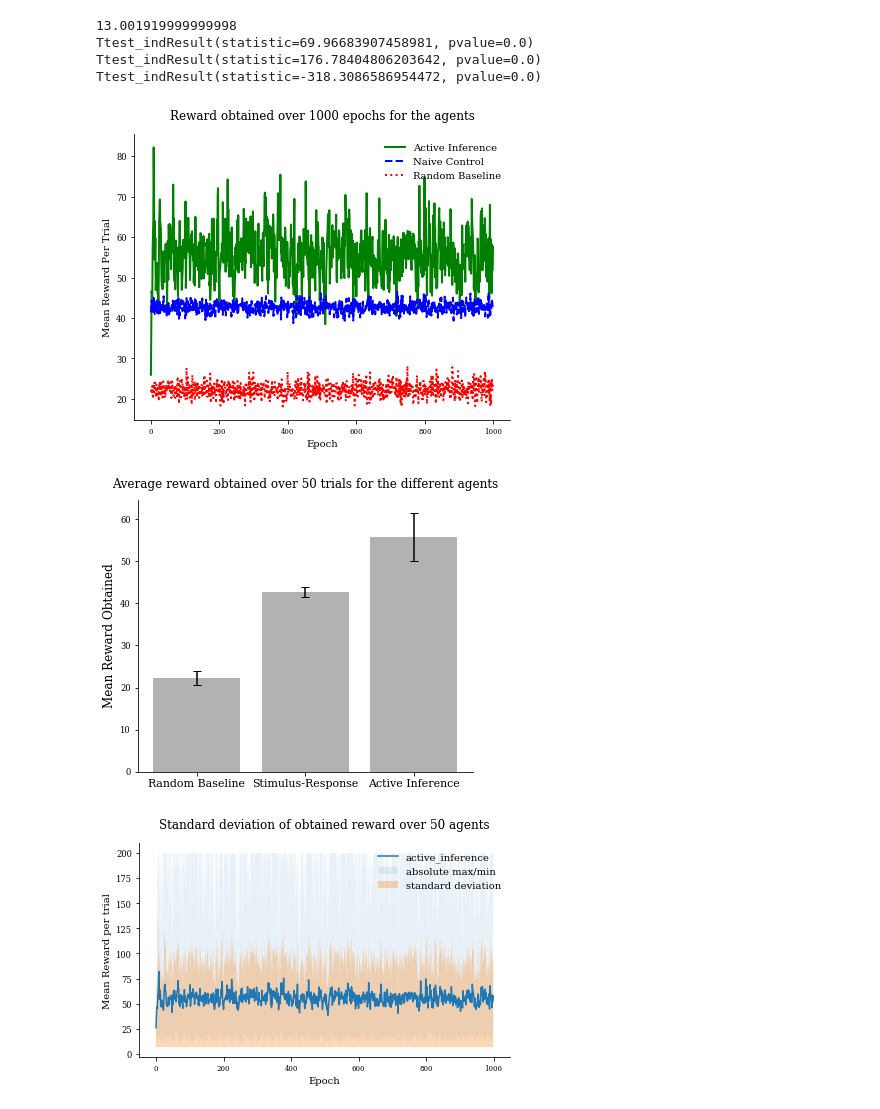
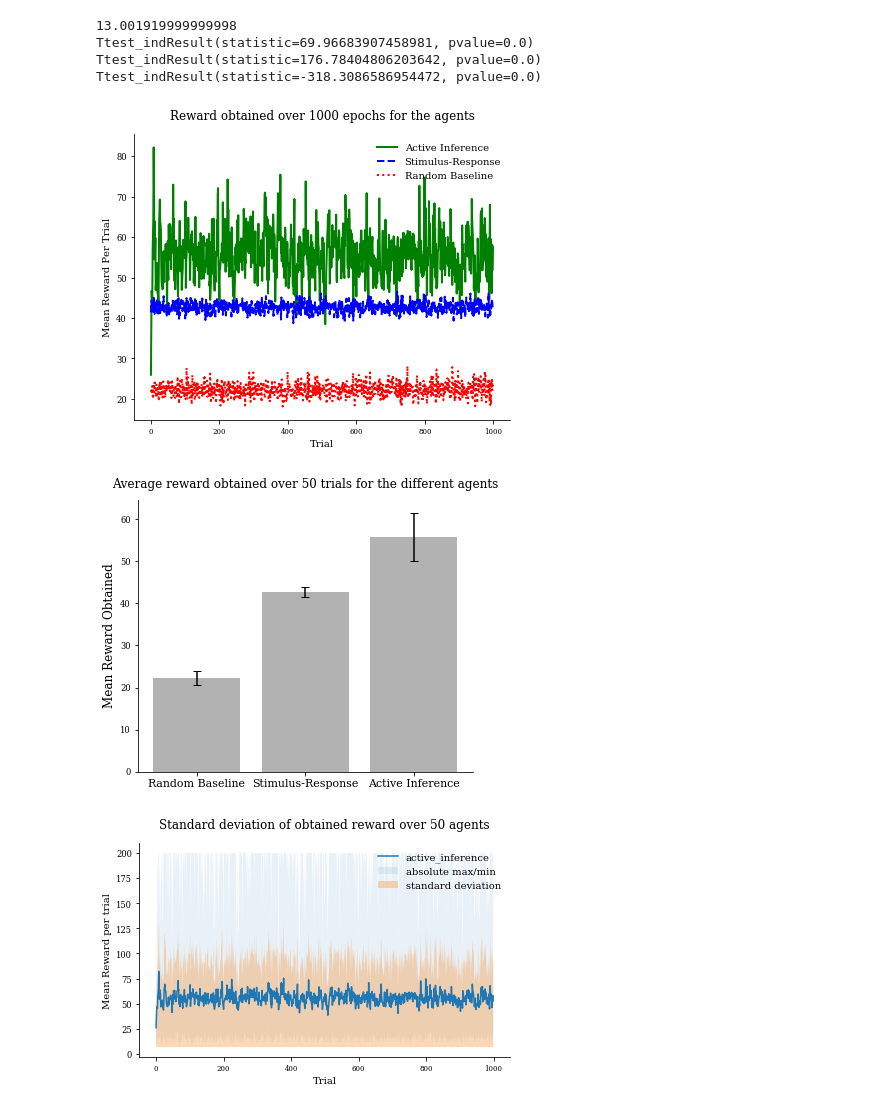
Before and after one commit to BerenMillidge/Combining-Active-Inference-Paper-Code, a Jupyter notebook: results_analysis.ipynb, the cells around one changed output. Cells and saved outputs as stored; diff of their text form; code cells hidden in the pictures.

```diff
--- a/results_analysis.ipynb
+++ b/results_analysis.ipynb
@@ -53,9 +53,9 @@ plt.rc("ytick", labelsize="small")
 # comparison graph
 fig = plt.figure(figsize=(6,5))
 plt.plot(ai_means, color="g", label="Active Inference", ls='-',linewidth=2)
-plt.plot(sr_means,color="b", label="Naive Control", ls='--',linewidth=2)
+plt.plot(sr_means,color="b", label="Stimulus-Response", ls='--',linewidth=2)
 plt.plot(random_means, color="r", label="Random Baseline", ls=':',linewidth=2)
-plt.xlabel("Epoch", fontsize=10)
+plt.xlabel("Trial", fontsize=10)
 plt.ylabel("Mean Reward Per Trial", fontsize=10)
 plt.title("Reward obtained over 1000 epochs for the agents", fontsize=12, pad =15)
 plt.legend(frameon=False, loc='upper right')
@@ -88,7 +88,7 @@ stds = np.std(active_inference,axis=0)
 xs = range(1000)
 ax.plot(xs, ai_means,label="active_inference")
 plt.ylabel("Mean Reward per trial",fontsize=10)
-plt.xlabel("Epoch",fontsize=10)
+plt.xlabel("Trial",fontsize=10)
 plt.title("Standard deviation of obtained reward over 50 agents",fontsize=12, pad=15)
 ax.fill_between(xs,maxs, mins,alpha=0.1, label="absolute max/min")
 ax.fill_between(xs, ai_means + stds, np.min(ai_means -stds,0),alpha =0.3,label="standard deviation")
@@ -99,37 +99,37 @@ plt.show()
 fig.savefig("CartPole_results/variation_active_inference.pdf", format="pdf", dpi=500)
 
 # comparison plot against DQN agents
 fig, ax = plt.subplots(1)
 xs = range(1000)
 ax.plot(xs, dqn_means, label="DQN",color="b", ls="--", linewidth=2)
-ax.plot(xs, linear_means, label="linear DQN",color="r", ls=":", linewidth=2)
-ax.plot(xs, ai_means,label="active_inference",color="g", ls="-", linewidth=2)
-plt.xlabel("Epoch", fontsize=10)
+ax.plot(xs, linear_means, label="Linear DQN",color="r", ls=":", linewidth=2)
+ax.plot(xs, ai_means,label="Active Inference",color="g", ls="-", linewidth=2)
+plt.xlabel("Trial", fontsize=10)
 plt.ylabel("Mean Reward obtained", fontsize=10)
 plt.title("Reward obtained per epoch DQN comparison", fontsize=12, pad =15)
 plt.legend(frameon=False, loc='upper right')
 sn.despine(top=True, left=False, right=True, bottom=False)
 plt.legend(frameon=False)
 plt.tight_layout()
 fig.savefig("CartPole_results/DQN_comparisons.pdf", format="pdf", dpi=500)
 
 fig, ax = plt.subplots(1)
 maxs =np.max(dqn, axis=0)
 mins = np.min(dqn,axis=0)
 stds = np.std(dqn,axis=0)
 xs = range(1000)
 ax.plot(xs, dqn_means,label="DQN")
 plt.ylabel("Mean Reward per trial",fontsize=10)
-plt.xlabel("Epoch",fontsize=10)
+plt.xlabel("Trial",fontsize=10)
 plt.title("Standard deviation of obtained reward over 50 agents",fontsize=12, pad=15)
 ax.fill_between(xs,maxs, mins,alpha=0.1, label="absolute max/min")
 ax.fill_between(xs, dqn_means + stds, np.min(dqn_means -stds,0),alpha =0.3,label="standard deviation")
 sn.despine(top=True, left=False, right=True, bottom=False)
 plt.legend(frameon=False, loc='upper right')
 plt.tight_layout()
 plt.show()
 fig.savefig("CartPole_results/DQN_variation.pdf", format="pdf", dpi=500)
 # %% [output]
-[figure, old version]
+[figure, new version]
 [figure]
-[figure, old version]
+[figure, new version]
```
Also changed, not shown: parts of 1 cell of this notebook.
